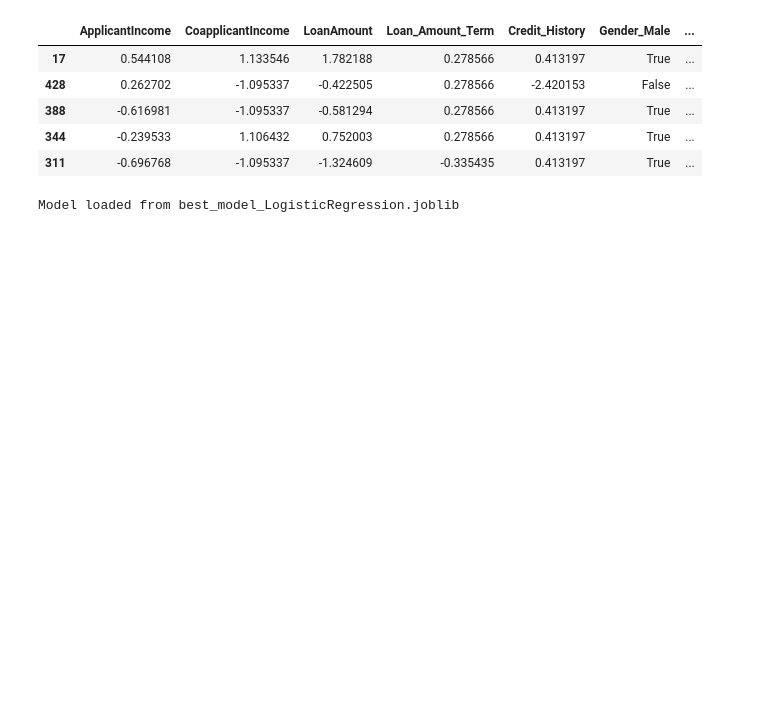
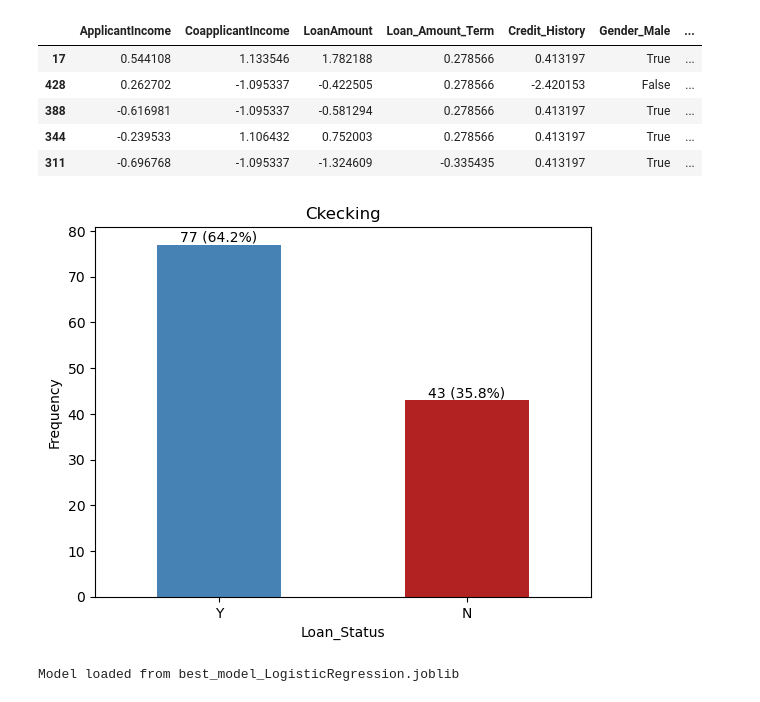
Before and after one commit to ebenezer2015/Machine-Learning-Model-Analysis, a Jupyter notebook: Classification-Modelling/Model-Training.ipynb, the cells around one changed output. Cells and saved outputs as stored; diff of their text form; code cells hidden in the pictures; blank space fills up the shorter version.

```diff
--- a/Classification-Modelling/Model-Training.ipynb
+++ b/Classification-Modelling/Model-Training.ipynb
@@ -70,6 +67,10 @@ validate_df.head()
 | 388 | -0.616981 | -1.095337 | -0.581294 | 0.278566 | 0.413197 | True | ... |
 | 344 | -0.239533 | 1.106432 | 0.752003 | 0.278566 | 0.413197 | True | ... |
 | 311 | -0.696768 | -1.095337 | -1.324609 | -0.335435 | 0.413197 | True | ... |
+# %%
+ml.checking_class_imbalance(validate_df, 'Loan_Status', 'Ckecking')
+# %% [output]
+[figure, added]
 # %%
 # Load the best model
 loaded_model = ml.load_model("best_model_LogisticRegression.joblib")
```
Also changed, not shown: parts of 18 cells of this notebook, 1 other file.
